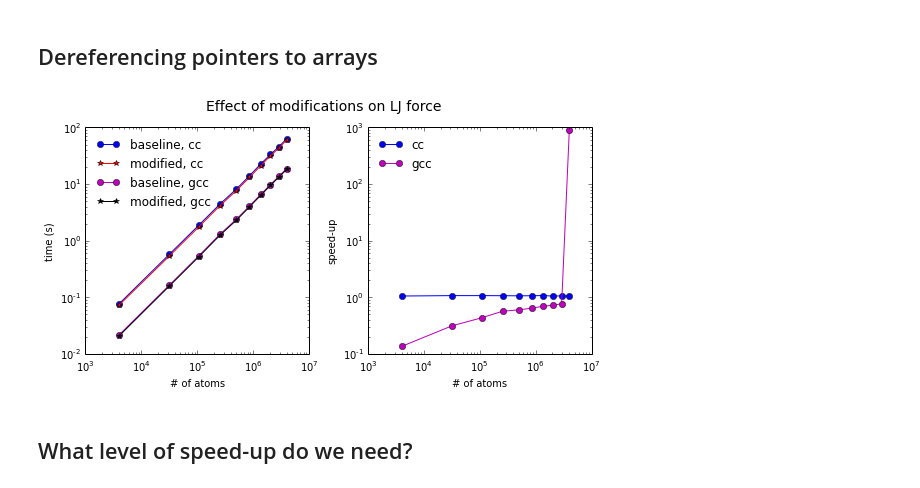
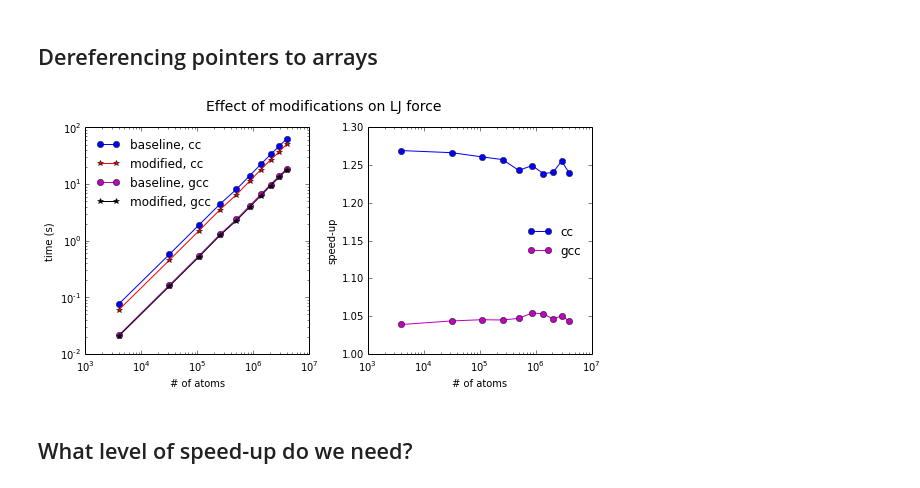
Before and after one commit to shigh/CoMD, a Jupyter notebook: plots.ipynb, the cells around one changed output. Drawn from its saved outputs; the diff is of its cells as text; code cells hidden in the pictures.

```diff
--- a/plots.ipynb
+++ b/plots.ipynb
@@ -18,15 +18,15 @@ cc_files = glob(r"./performance/forceLJ/baseline/cc/*.yaml")
 cc = results_df(cc_files)
 cc = cc[(cc.function=='force')].sort('totalatoms')
 
-cc_natoms = cc.totalatoms
-cc_force = cc.maxtime / (cc.nsteps.unique() + 1.0)
+cc_natoms = np.array(cc.totalatoms)
+cc_force = np.array(cc.maxtime) / (cc.nsteps.unique() + 1.0)
 
 fig = plt.figure(figsize=(4.0, 4.25))
 fig.suptitle("LJ Force Baseline", fontsize=14)
 gs = gridspec.GridSpec(1, 1)
 ax1 = plt.subplot(gs[0, 0])
 
-ax1.loglog(natoms, cc_force, 'o-b')
+ax1.loglog(cc_natoms, cc_force, 'o-b')
 ax1.set_xlim(1e3, 1e7)
 ax1.set_ylim(1e-4, 1e3)
 ax1.set_xlabel("# of atoms")
@@ -48,7 +48,7 @@ weak_files = glob(r"./scale/weak-T/*.yaml")
 weak = results_df(weak_files)
 weak = weak[weak.inittemp==0].sort('totalranks')
 
-nsteps = [snsteps, wnsteps]
+nsteps = [strong.nsteps.unique(), weak.nsteps.unique()]
 titles = ["Strong Scaling", "Weak Scaling"]
 fignames = ['figs/baseline_strong.pdf', 'figs/baseline_weak.pdf']
 for i in range(2):
@@ -62,7 +62,8 @@ for i in range(2):
 
     for j in range(3):
         r = strong[strong.function==fs[j]]
-        ax1.loglog(r.totalranks, (r.maxtime / (r.nsteps.unique() + 1.0)),
+        ax1.loglog(np.array(r.totalranks),
+                   (np.array(r.maxtime) / (r.nsteps.unique() + 1.0)),
                    markers[j], label=fs[j])
     ax1.legend(loc='upper right', frameon=False)
     ax1.set_xlabel("# of processors")
@@ -138,8 +138,8 @@ gcc_files = glob(r"./performance/forceLJ/baseline/gcc/*.yaml")
 gcc = results_df(gcc_files)
 gcc = gcc[(gcc.function=='force')].sort('totalatoms')
 
-gcc_natoms = gcc.totalatoms
-gcc_force = gcc.maxtime / (gcc.nsteps.unique() + 1.0)
+gcc_natoms = np.array(gcc.totalatoms)
+gcc_force = np.array(gcc.maxtime) / (gcc.nsteps.unique() + 1.0)
 
 # Plot
 fig = plt.figure(figsize=(8.0, 4.25))
@@ -150,10 +150,7 @@ ax2 = plt.subplot(gs[0, 1])
 
 ax1.loglog(cc_natoms, cc_force, 'o-b', label='baseline, cc')
 ax1.loglog(gcc_natoms, gcc_force, 'o-m', label='baseline, gcc')
-#ax1.loglog(cc_natoms, model1, 'o-r', label='model 1')
-#ax1.loglog(cc_natoms, model2, 'o-g', label='model 2')
 ax1.set_xlim(1e3, 1e7)
-#ax1.set_ylim(1e-4, 1e3)
 ax1.legend(loc='upper left', frameon=False)
 ax1.set_xlabel("# of atoms")
 ax1.set_ylabel("time (s)")
@@ -176,47 +173,46 @@ cc_opt_files = glob(r"./performance/forceLJ/optim/cc/*.yaml")
 cc_opt = results_df(cc_opt_files)
 cc_opt = cc_opt[(cc_opt.function=='force')].sort('totalatoms')
 
-cc_opt_natoms = cc_opt.totalatoms
-cc_opt_force = cc_opt.maxtime / (cc_opt.nsteps.unique() + 1.0)
+cc_opt_natoms = np.array(cc_opt.totalatoms)
+cc_opt_force = np.array(cc_opt.maxtime) / (cc_opt.nsteps.unique() + 1.0)
 
 gcc_opt_files = glob(r"./performance/forceLJ/optim/gcc/*.yaml")
 gcc_opt = results_df(gcc_opt_files)
 gcc_opt = gcc_opt[(gcc_opt.function=='force')].sort('totalatoms')
 
-gcc_opt_natoms = gcc_opt.totalatoms
-gcc_opt_force = gcc_opt.maxtime / (gcc_opt.nsteps.unique() + 1.0)
+gcc_opt_natoms = np.array(gcc_opt.totalatoms)
+gcc_opt_force = np.array(gcc_opt.maxtime) / (gcc_opt.nsteps.unique() + 1.0)
 
 # Plot
 fig = plt.figure(figsize=(8.0, 4.25))
 fig.suptitle("Effect of modifications on LJ force", fontsize=14)
 gs = gridspec.GridSpec(1, 2)
 ax1 = plt.subplot(gs[0, 0])
 ax2 = plt.subplot(gs[0, 1])
 
 ax1.loglog(cc_natoms, cc_force, 'o-b', label='baseline, cc')
 ax1.loglog(cc_opt_natoms, cc_opt_force, '-*r', label='modified, cc')
 
 ax1.loglog(gcc_natoms, gcc_force, 'o-m', label='baseline, gcc')
 ax1.loglog(gcc_opt_natoms, gcc_opt_force, '-*k', label='modified, gcc')
 
 ax1.set_xlim(1e3, 1e7)
 ax1.legend(loc='upper left', frameon=False)
 ax1.set_xlabel("# of atoms")
 ax1.set_ylabel("time (s)")
 
-ax2.loglog(cc_natoms, cc_force / cc_opt_force, 'o-b', label='cc')
-ax2.loglog(cc_natoms, gcc_force / gcc_opt_force, 'o-m', label='gcc')
-#ax2.semilogx(cc_natoms, cc_force / cc_opt_force, 'o-b', label='cc')
-#ax2.semilogx(cc_natoms, gcc_force[0:-1] / gcc_opt_force[0:-1], 'o-m', label='gcc')
+ax2.semilogx(cc_natoms, cc_force / cc_opt_force, 'o-b', label='cc')
+ax2.semilogx(cc_natoms, np.array(gcc_force) / np.array(gcc_opt_force), 'o-m', label='gcc')
 ax2.set_xlim(1e3, 1e7)
-ax2.legend(loc='upper left', frameon=False)
+ax2.set_ylim(1.0, 1.3)
+ax2.legend(loc='right', frameon=False)
 ax2.set_xlabel("# of atoms")
 ax2.set_ylabel("speed-up")
 
 gs.tight_layout(fig, rect=[0, 0, 1, 0.95])
 fig.savefig('figs/modified_forceLJ.pdf', dpi=200)
 # %% [output]
-[figure, old version]
+[figure, new version]
 # %% [markdown]
 What level of speed-up do we need?
 ---------------------------------
```
Also changed, not shown: parts of 1 cell of this notebook, 7 other files.
